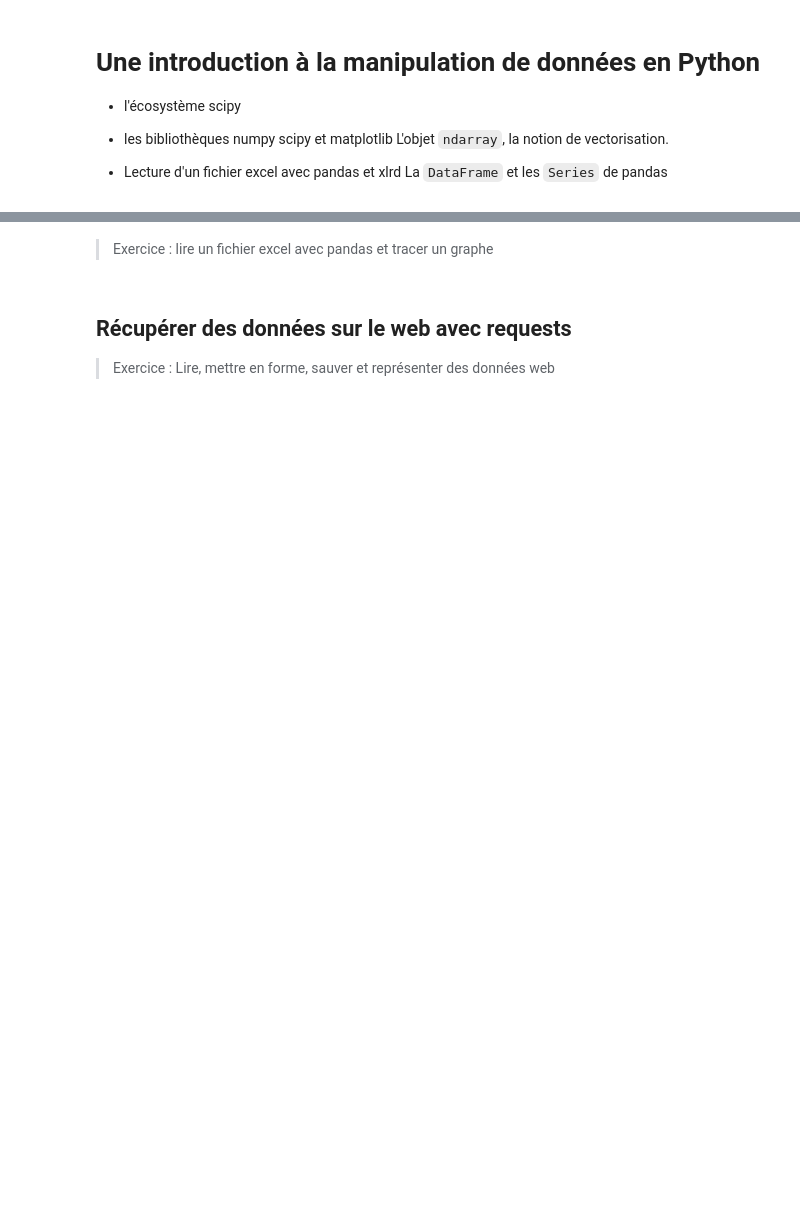
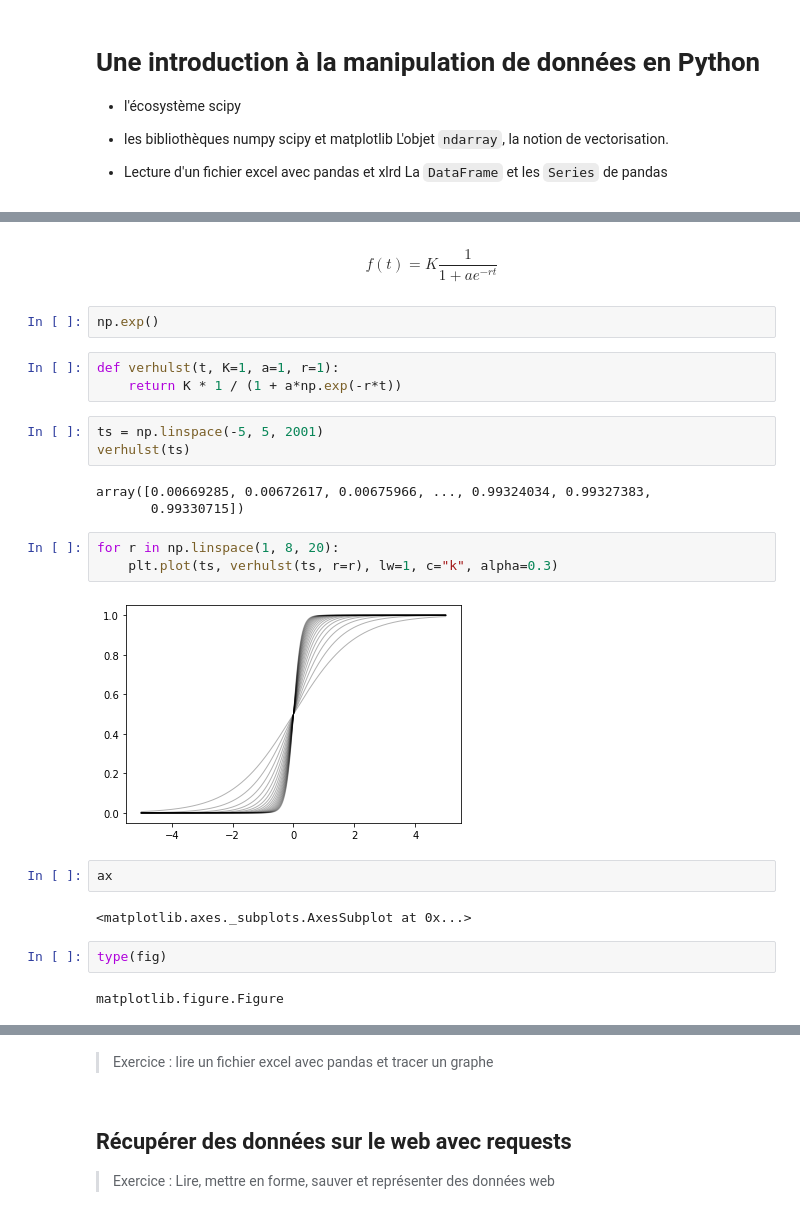
Before and after one commit to glyg/learn_python, a Jupyter notebook: 04-Analyse-de-données.ipynb, the cells around one changed output, grey strips where cells are left out. Saved outputs shown, nothing was run; the diff lists cells and outputs as text; blank space fills up the shorter version.

```diff
--- a/04-Analyse-de-données.ipynb
+++ b/04-Analyse-de-données.ipynb
@@ -72,0 +170,26 @@ import matplotlib.pyplot as plt
+# %% [markdown]
+$$f(t) = K\frac{1}{1+ae^{-rt}} $$
+# %%
+np.exp()
+# %%
+def verhulst(t, K=1, a=1, r=1):
+    return K * 1 / (1 + a*np.exp(-r*t))
+# %%
+ts = np.linspace(-5, 5, 2001)
+verhulst(ts)
+# %% [output]
+array([0.00669285, 0.00672617, 0.00675966, ..., 0.99324034, 0.99327383,
+       0.99330715])
+# %%
+for r in np.linspace(1, 8, 20):
+    plt.plot(ts, verhulst(ts, r=r), lw=1, c="k", alpha=0.3)
+# %% [output]
+[figure, added]
+# %%
+ax
+# %% [output]
+<matplotlib.axes._subplots.AxesSubplot at 0x...>
+# %%
+type(fig)
+# %% [output]
+matplotlib.figure.Figure
```
Also changed, not shown: parts of 27 cells of this notebook, 5 other files.
